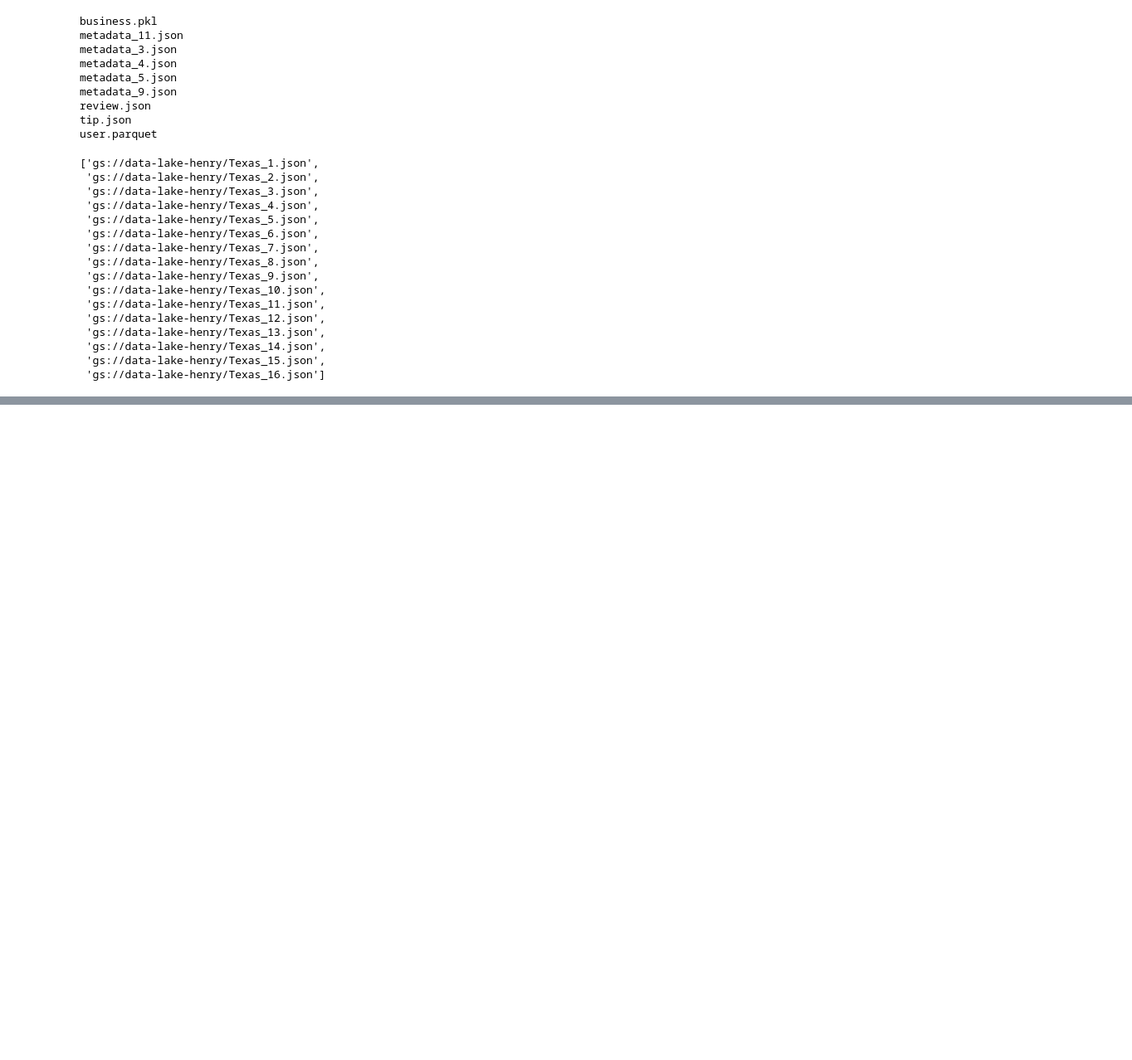
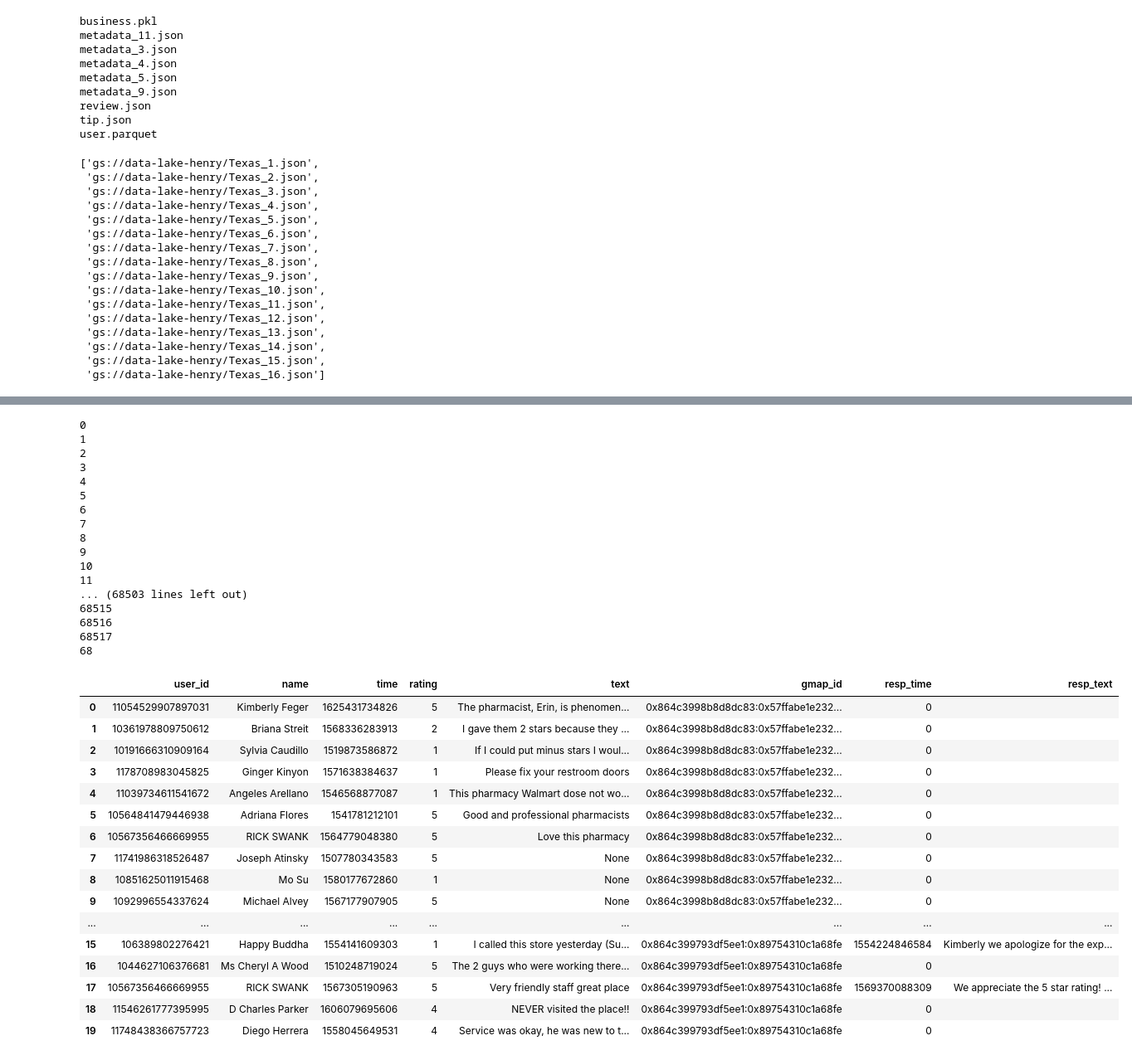
Before and after one commit to Tinmarian/Big_Data_Project-Google_Reviews, a Jupyter notebook: test_gcs_api.ipynb, the cells around one changed output, grey strips where cells are left out. Shown at 83% size. Drawn from its saved outputs; the diff is of its cells as text; code cells hidden in the pictures; blank space fills up the shorter version.

```diff
--- a/test_gcs_api.ipynb
+++ b/test_gcs_api.ipynb
@@ -81,0 +61,11 @@ pd.read_json('data/Google Maps/estados/review-Texas/1.json', lines=True).head()
+# %%
+df = pd.read_json('data/Google Maps/estados/review-Texas/1.json', lines=True)
+df.user_id = df.user_id.astype(str)
+df.user_id = df.user_id.apply(lambda x: x.replace('e+20','').replace('.',''))
+df.user_id = df.user_id.apply(lambda x: int(x))
+df.name = df.name.astype(str)
+df.text = df.text.astype(str)
+df.pics = df.pics.astype(str)
+# df.resp = df.resp.astype(str)
+df.gmap_id = df.gmap_id.astype(str)
+df.dtypes
@@ -81,0 +101,53 @@ pd.read_json('data/Google Maps/estados/review-Texas/1.json', lines=True).head()
+# %%
+import numpy as np
+
+df['resp_time'] = pd.Series()
+df['resp_text'] = pd.Series()
+for i in range(len(df)):
+    print(i)
+    if type(df.resp[i]) == dict:
+        df.loc[i,'resp_time'] = df.resp[i]['time']
+        df.loc[i,'resp_text'] = df.resp[i]['text']
+    # else:
+    #     df.loc[i,'resp_time'] = np.nan
+    #     df.loc[i,'resp_text'] = np.nan
+df.resp_time = df.resp_time.fillna(0).apply(lambda x: int(x))
+df.resp_text = df.resp_text.fillna('')
+df = df[['user_id', 'name', 'time', 'rating', 'text', 'gmap_id', 'resp_time', 'resp_text']]
+
+df.head(20)
+# %% [output]
+0
+1
+2
+3
+4
+5
+6
+7
+8
+9
+10
+11
+... (68503 lines left out)
+68515
+68516
+68517
+68
+|  | user_id | name | time | rating | text | gmap_id | resp_time | resp_text |
+| 0 | 11054529907897031 | Kimberly Feger | 1625431734826 | 5 | The pharmacist, Erin, is phenomen... | 0x864c3998b8d8dc83:0x57ffabe1e232... | 0 |  |
+| 1 | 10361978809750612 | Briana Streit | 1568336283913 | 2 | I gave them 2 stars because they ... | 0x864c3998b8d8dc83:0x57ffabe1e232... | 0 |  |
+| 2 | 10191666310909164 | Sylvia Caudillo | 1519873586872 | 1 | If I could put minus stars I woul... | 0x864c3998b8d8dc83:0x57ffabe1e232... | 0 |  |
+| 3 | 1178708983045825 | Ginger Kinyon | 1571638384637 | 1 | Please fix your restroom doors | 0x864c3998b8d8dc83:0x57ffabe1e232... | 0 |  |
+| 4 | 11039734611541672 | Angeles Arellano | 1546568877087 | 1 | This pharmacy Walmart dose not wo... | 0x864c3998b8d8dc83:0x57ffabe1e232... | 0 |  |
+| 5 | 10564841479446938 | Adriana Flores | 1541781212101 | 5 | Good and professional pharmacists | 0x864c3998b8d8dc83:0x57ffabe1e232... | 0 |  |
+| 6 | 10567356466669955 | RICK SWANK | 1564779048380 | 5 | Love this pharmacy | 0x864c3998b8d8dc83:0x57ffabe1e232... | 0 |  |
+| 7 | 11741986318526487 | Joseph Atinsky | 1507780343583 | 5 | None | 0x864c3998b8d8dc83:0x57ffabe1e232... | 0 |  |
+| 8 | 10851625011915468 | Mo Su | 1580177672860 | 1 | None | 0x864c3998b8d8dc83:0x57ffabe1e232... | 0 |  |
+| 9 | 1092996554337624 | Michael Alvey | 1567177907905 | 5 | None | 0x864c3998b8d8dc83:0x57ffabe1e232... | 0 |  |
+| ... | ... | ... | ... | ... | ... | ... | ... | ... |
+| 15 | 106389802276421 | Happy Buddha | 1554141609303 | 1 | I called this store yesterday (Su... | 0x864c399793df5ee1:0x89754310c1a68fe | 1554224846584 | Kimberly we apologize for the exp... |
+| 16 | 1044627106376681 | Ms Cheryl A Wood | 1510248719024 | 5 | The 2 guys who were working there... | 0x864c399793df5ee1:0x89754310c1a68fe | 0 |  |
+| 17 | 10567356466669955 | RICK SWANK | 1567305190963 | 5 | Very friendly staff great place | 0x864c399793df5ee1:0x89754310c1a68fe | 1569370088309 | We appreciate the 5 star rating! ... |
+| 18 | 11546261777395995 | D Charles Parker | 1606079695606 | 4 | NEVER visited the place!! | 0x864c399793df5ee1:0x89754310c1a68fe | 0 |  |
+| 19 | 11748438366757723 | Diego Herrera | 1558045649531 | 4 | Service was okay, he was new to t... | 0x864c399793df5ee1:0x89754310c1a68fe | 0 |  |
```
Also changed, not shown: parts of 8 cells of this notebook, 1 other file.
